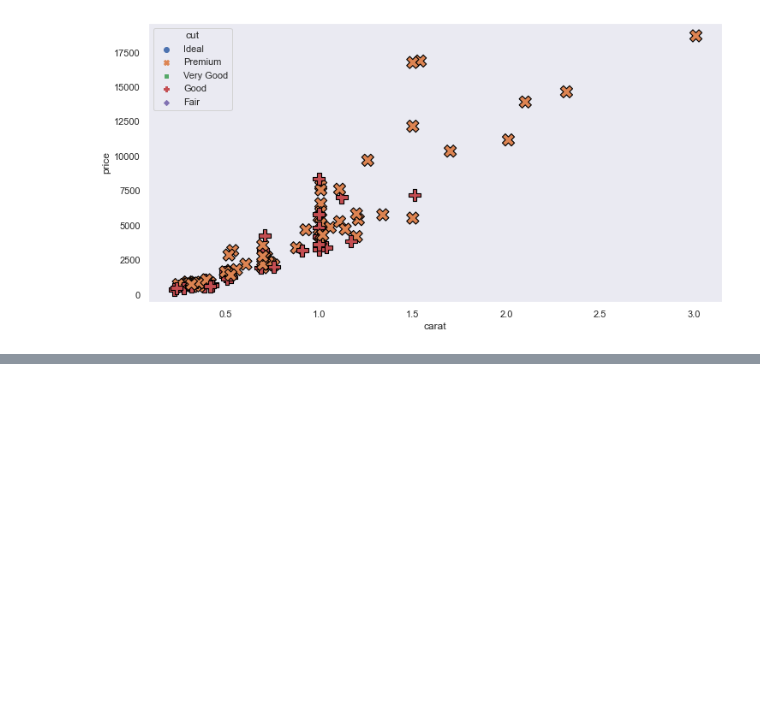
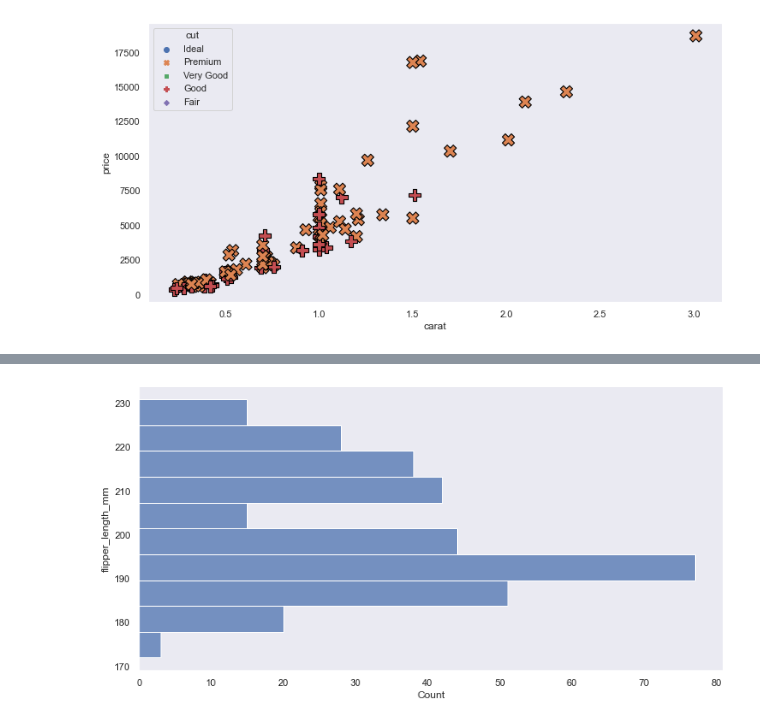
Before and after one commit to Yusuf5001/DVwPy, a Jupyter notebook: Seaborn-1.ipynb, the cells around one changed output, grey strips where cells are left out. Saved outputs shown, nothing was run; the diff lists cells and outputs as text; code cells hidden in the pictures; blank space fills up the shorter version.

```diff
--- a/Seaborn-1.ipynb
+++ b/Seaborn-1.ipynb
@@ -221,0 +247,4 @@ sns.scatterplot(x="carat", y="price",
+# %%
+sns.histplot(y="flipper_length_mm", data=penguins);
+# %% [output]
+[figure, added]
```
Also changed, not shown: parts of 29 cells of this notebook, 1 other file.
